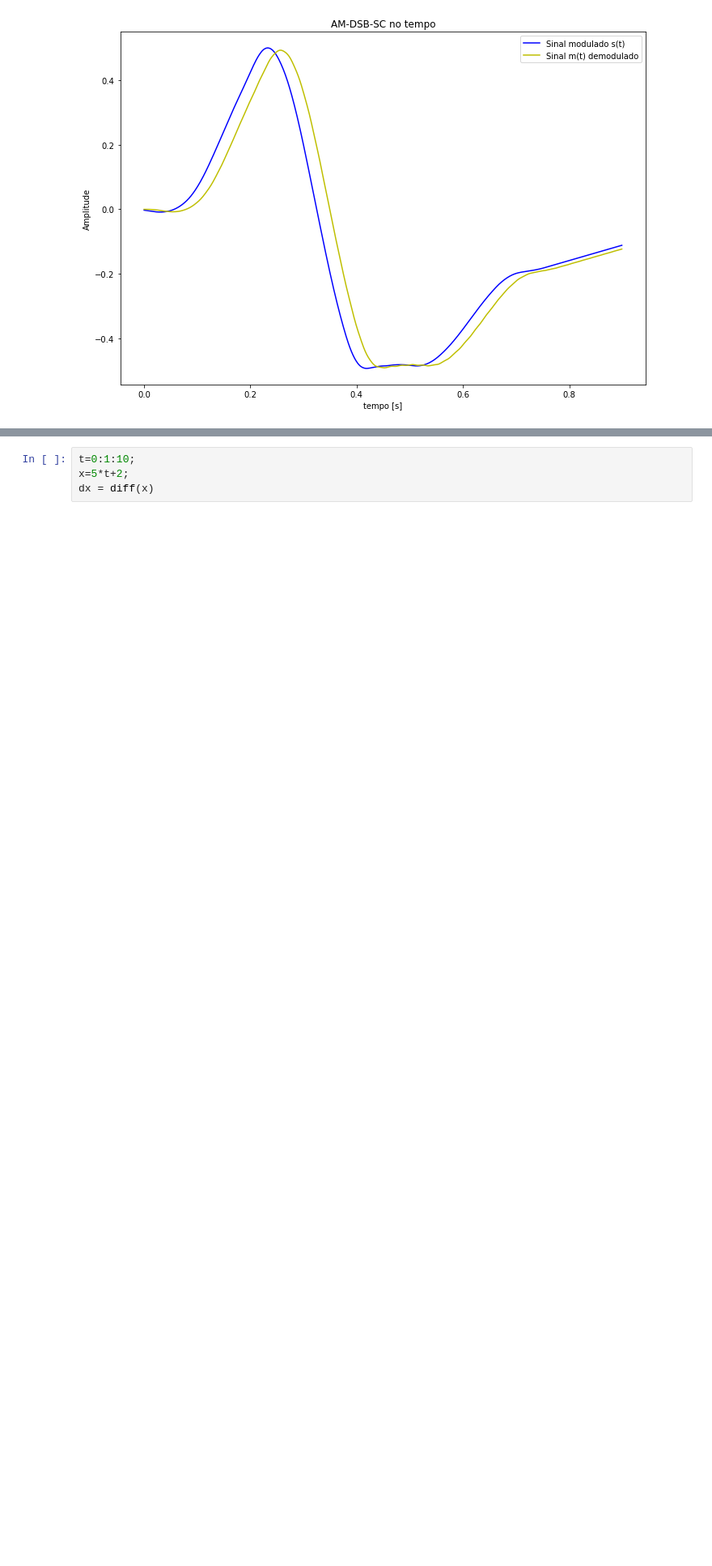
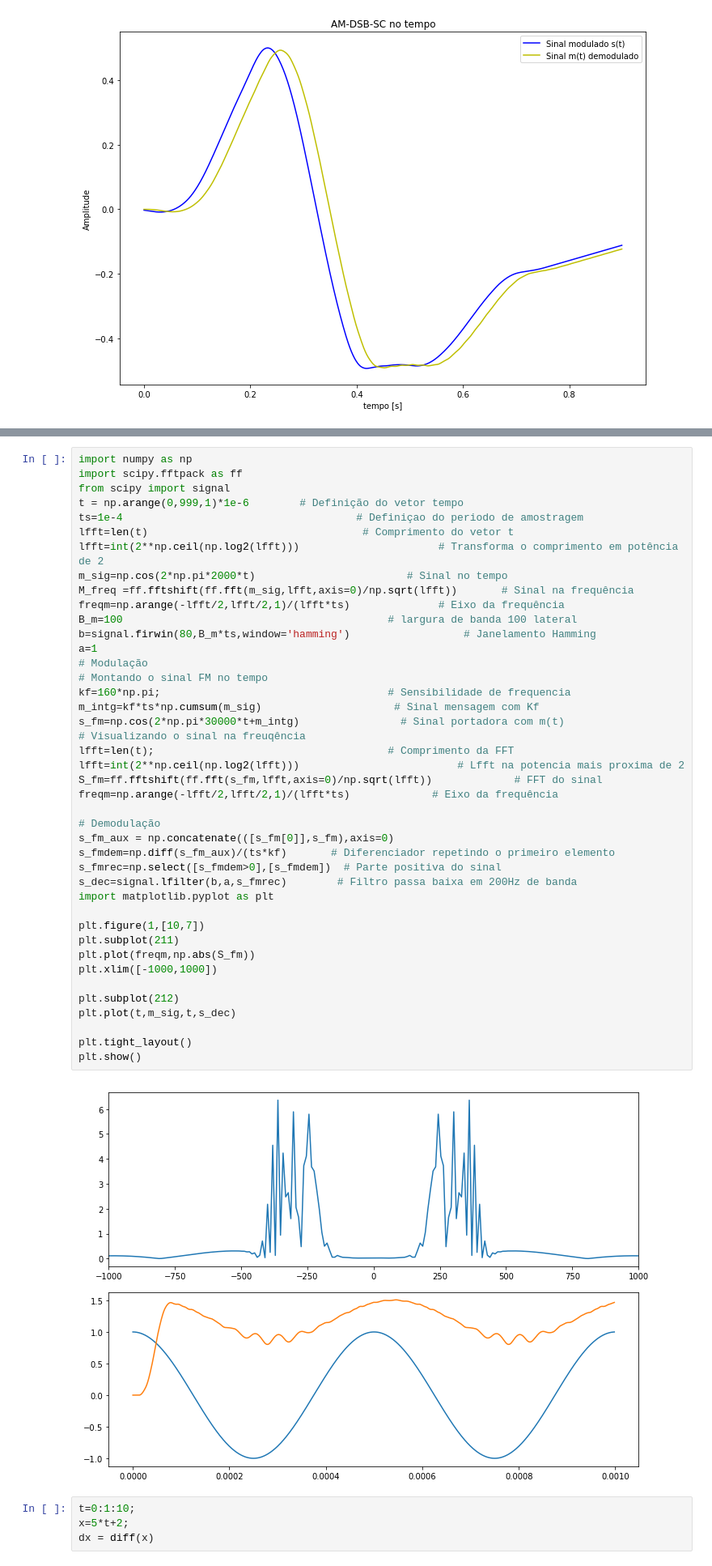
Before and after one commit to josemcast/DCO2004_LabPSC, a Jupyter notebook: h05.ipynb, the cells around one changed output, grey strips where cells are left out. Shown at 81% size. Cells and saved outputs as stored; diff of their text form; blank space fills up the shorter version.

```diff
--- a/h05.ipynb
+++ b/h05.ipynb
@@ -1215,3 +1453,47 @@ Neste experimento faremos a demodulação com um diferenciador ideal. Para essa
+# %%
+import numpy as np
+import scipy.fftpack as ff
+from scipy import signal
+t = np.arange(0,999,1)*1e-6        # Definição do vetor tempo
+ts=1e-4                                     # Definiçao do periodo de amostragem
+lfft=len(t)                                  # Comprimento do vetor t
+lfft=int(2**np.ceil(np.log2(lfft)))                      # Transforma o comprimento em potência de 2
+m_sig=np.cos(2*np.pi*2000*t)                        # Sinal no tempo
+M_freq =ff.fftshift(ff.fft(m_sig,lfft,axis=0)/np.sqrt(lfft))       # Sinal na frequência
+freqm=np.arange(-lfft/2,lfft/2,1)/(lfft*ts)              # Eixo da frequência
+B_m=100                                          # largura de banda 100 lateral
+b=signal.firwin(80,B_m*ts,window='hamming')                  # Janelamento Hamming
+a=1
+# Modulação
+# Montando o sinal FM no tempo
+kf=160*np.pi;                                    # Sensibilidade de frequencia
+m_intg=kf*ts*np.cumsum(m_sig)                     # Sinal mensagem com Kf
+s_fm=np.cos(2*np.pi*30000*t+m_intg)                # Sinal portadora com m(t)
+# Visualizando o sinal na freuqência
+lfft=len(t);                                     # Comprimento da FFT
+lfft=int(2**np.ceil(np.log2(lfft)))                         # Lfft na potencia mais proxima de 2
+S_fm=ff.fftshift(ff.fft(s_fm,lfft,axis=0)/np.sqrt(lfft))             # FFT do sinal
+freqm=np.arange(-lfft/2,lfft/2,1)/(lfft*ts)             # Eixo da frequência
+
+# Demodulação
+s_fm_aux = np.concatenate(([s_fm[0]],s_fm),axis=0)
+s_fmdem=np.diff(s_fm_aux)/(ts*kf)       # Diferenciador repetindo o primeiro elemento
+s_fmrec=np.select([s_fmdem>0],[s_fmdem])  # Parte positiva do sinal
+s_dec=signal.lfilter(b,a,s_fmrec)        # Filtro passa baixa em 200Hz de banda
+import matplotlib.pyplot as plt
+
+plt.figure(1,[10,7])
+plt.subplot(211)
+plt.plot(freqm,np.abs(S_fm))
+plt.xlim([-1000,1000])
+
+plt.subplot(212)
+plt.plot(t,m_sig,t,s_dec)
+
+plt.tight_layout()
+plt.show()
+# %% [output]
+[figure, added]
 # %%
 t=0:1:10;
 x=5*t+2;
```
Also changed, not shown: parts of 24 cells of this notebook, 4 other files.
